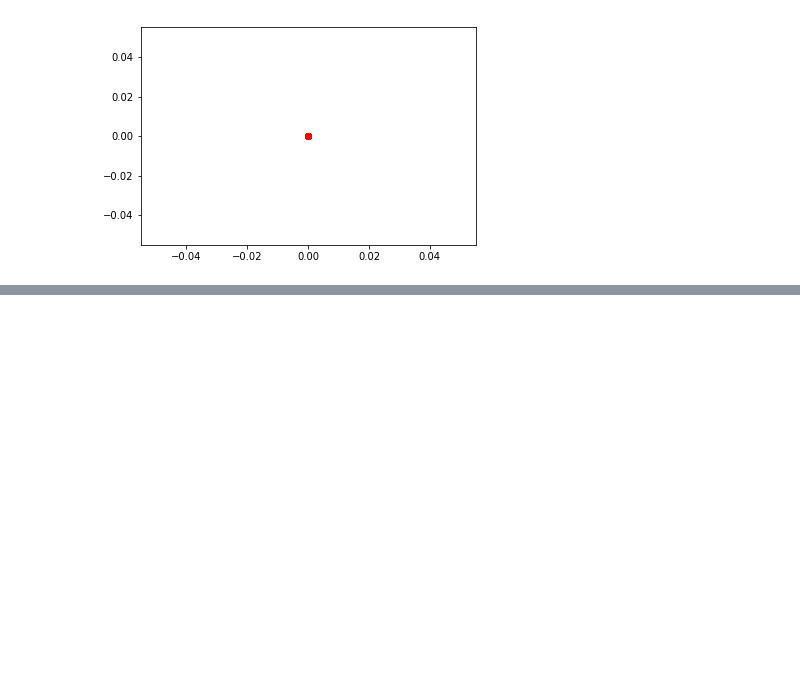
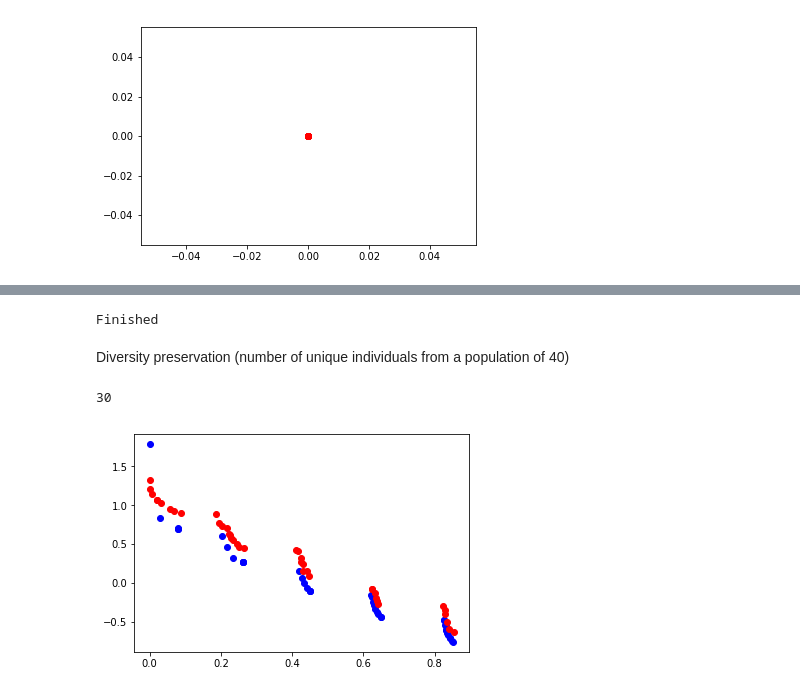
Before and after one commit to STarrio/MOEC-ASC, a Jupyter notebook: Tests.ipynb, the cells around one changed output, grey strips where cells are left out. Drawn from its saved outputs; the diff is of its cells as text; code cells hidden in the pictures; blank space fills up the shorter version.

```diff
--- a/Tests.ipynb
+++ b/Tests.ipynb
@@ -179,0 +186,23 @@ plt.show()
+# %%
+moec_ahx = a1.MOEC(40,100,40,0.7,0.9,20,"zdt3_p40_g100.out")
+# %%
+frente_ahx = moec_ahx.run()
+# %% [output]
+Finished
+# %% [markdown]
+Diversity preservation (number of unique individuals from a population of 40)
+# %%
+len(np.unique(frente_ahx, axis=0))
+# %% [output]
+30
+# %%
+res_ahx_1 = np.array([zdt.func(c)[0] for c in frente_ahx])
+res_ahx_2 = np.array([zdt.func(c)[1] for c in frente_ahx])
+# %%
+nsga_x,nsga_y = p.read_plotout("NSGAII_outs/ZDT3/plot_zdt3_p40_g100.out")
+# %%
+plt.plot(res_ahx_1,res_ahx_2,'bo')
+plt.plot(nsga_x,nsga_y,'ro')
+plt.show()
+# %% [output]
+[figure, added]
```
Also changed, not shown: parts of 7 cells of this notebook, 44 other files.
